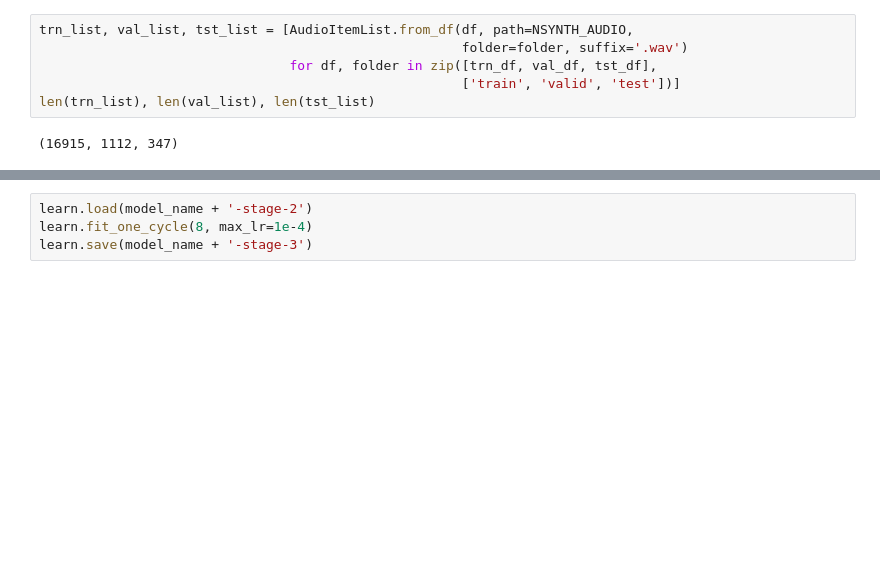
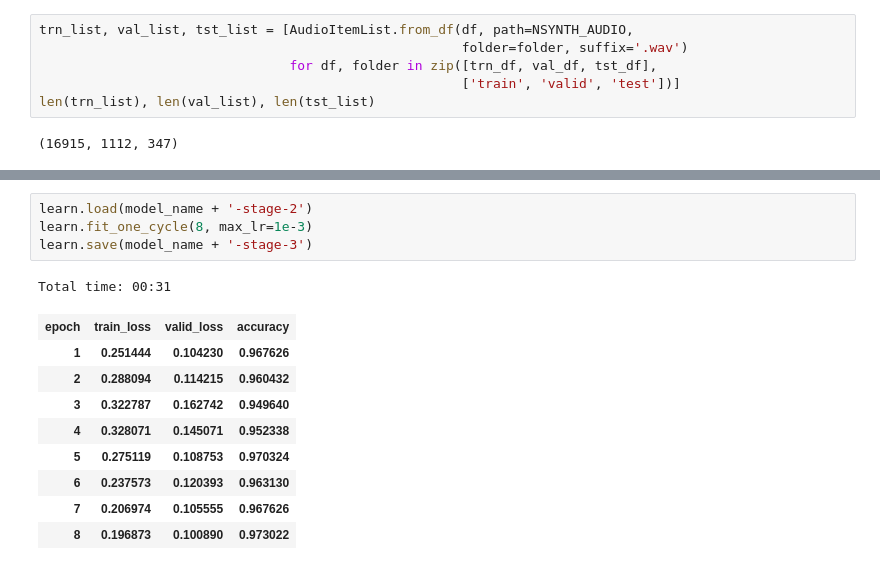
Before and after one commit to jhartquist/fastai_audio, a Jupyter notebook: notebooks/05. NSynth Pitch Frame.ipynb, the cells around one changed output, grey strips where cells are left out. Drawn from its saved outputs; the diff is of its cells as text; blank space fills up the shorter version.

```diff
--- a/notebooks/05. NSynth Pitch Frame.ipynb
+++ b/notebooks/05. NSynth Pitch Frame.ipynb
@@ -138,6 +158,17 @@ learn.recorder.plot()
 # %%
 learn.load(model_name + '-stage-2')
-learn.fit_one_cycle(8, max_lr=1e-4)
+learn.fit_one_cycle(8, max_lr=1e-3)
 learn.save(model_name + '-stage-3')
+# %% [output]
+Total time: 00:31
+| epoch | train_loss | valid_loss | accuracy |
+| 1 | 0.251444 | 0.104230 | 0.967626 |
+| 2 | 0.288094 | 0.114215 | 0.960432 |
+| 3 | 0.322787 | 0.162742 | 0.949640 |
+| 4 | 0.328071 | 0.145071 | 0.952338 |
+| 5 | 0.275119 | 0.108753 | 0.970324 |
+| 6 | 0.237573 | 0.120393 | 0.963130 |
+| 7 | 0.206974 | 0.105555 | 0.967626 |
+| 8 | 0.196873 | 0.100890 | 0.973022 |
 # %%
 learn.load(model_name + '-stage-3')
```
Also changed, not shown: parts of 15 cells of this notebook.
